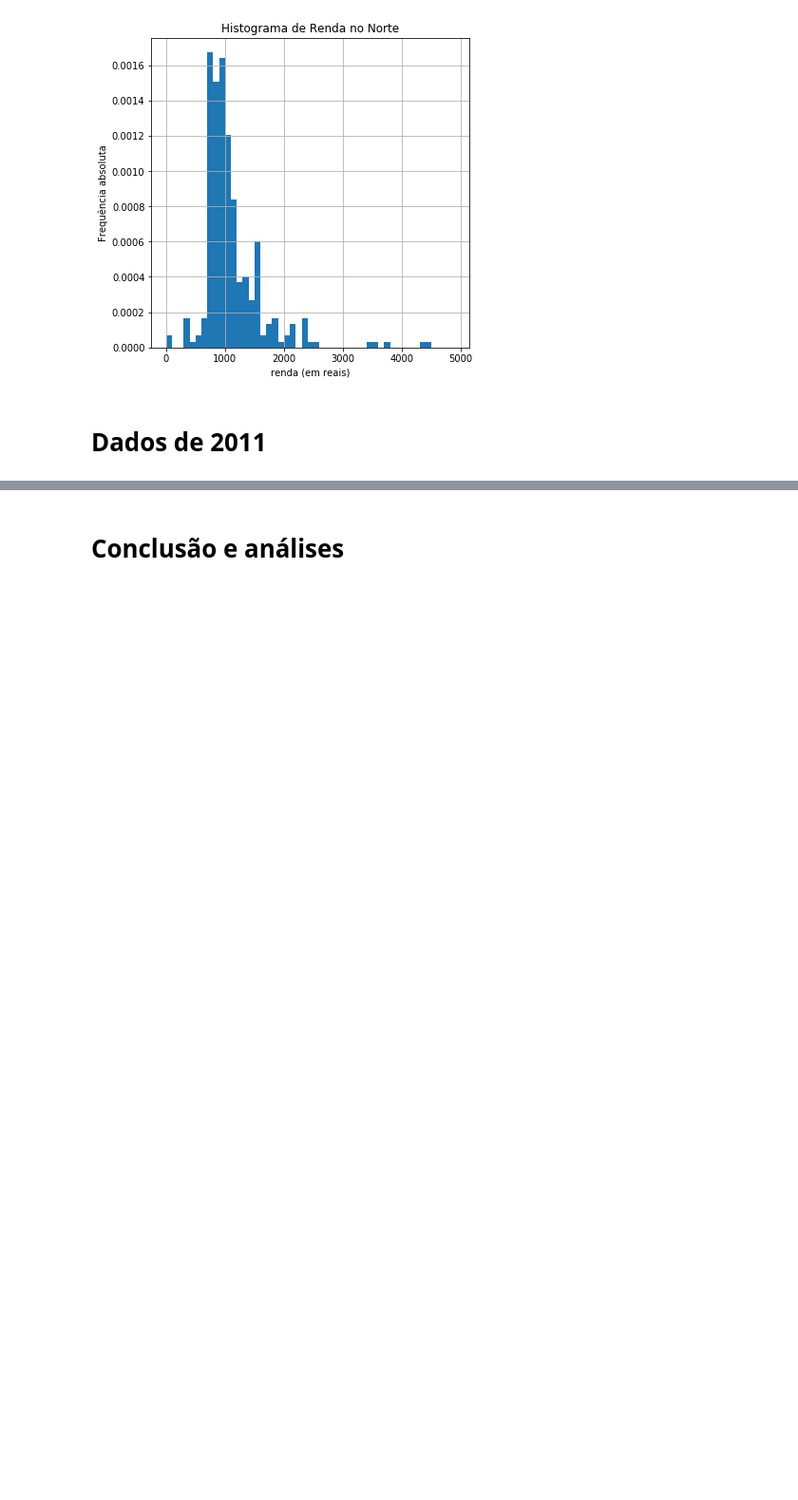
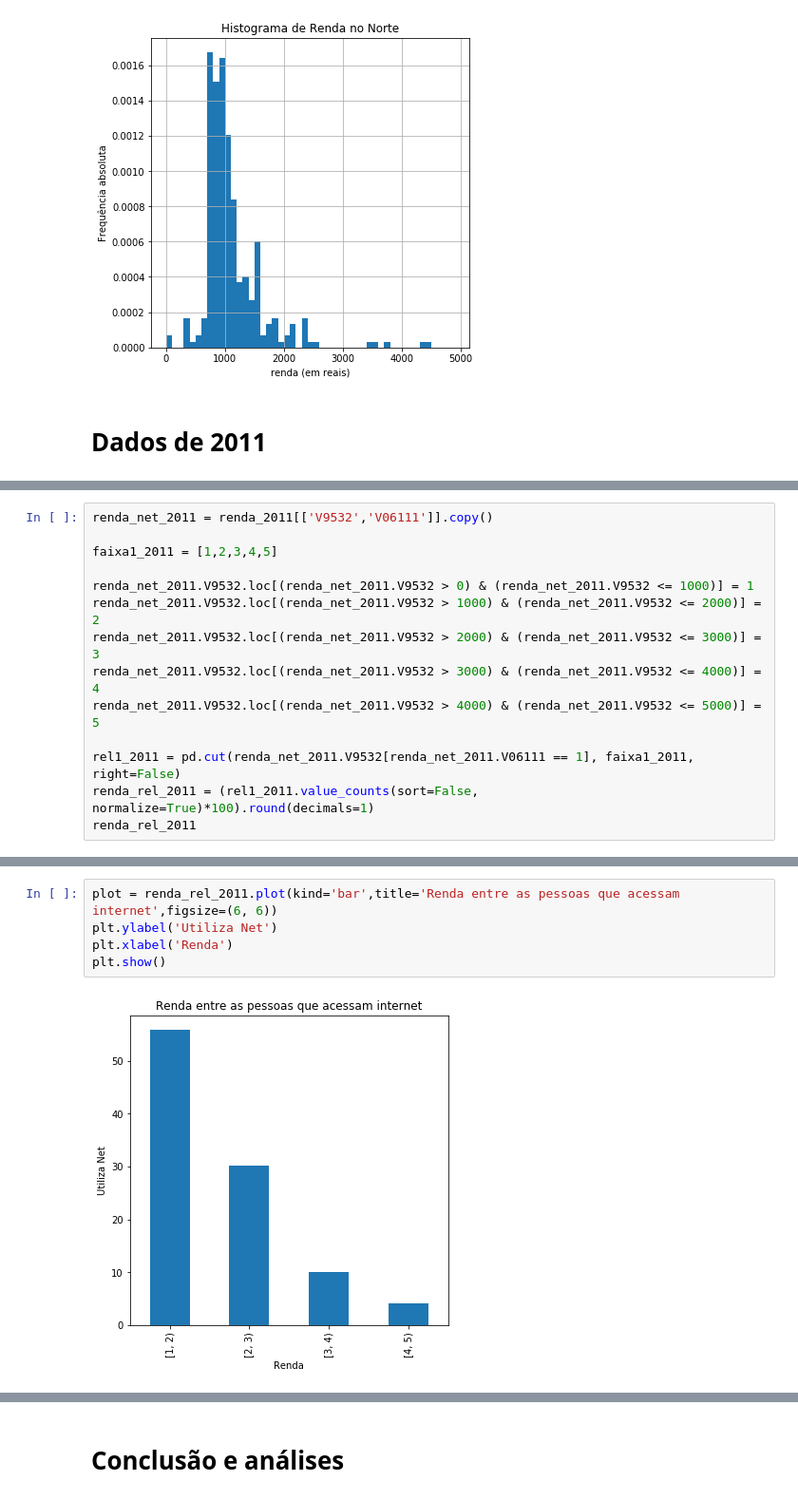
Before and after one commit to joaopmjm/CDDP, a Jupyter notebook: P1 - PNAD.ipynb, the cells around one changed output, grey strips where cells are left out. Shown at 95% size. Saved outputs shown, nothing was run; the diff lists cells and outputs as text; blank space fills up the shorter version.

```diff
--- a/P1 - PNAD.ipynb
+++ b/P1 - PNAD.ipynb
@@ -702,0 +759,14 @@ See the caveats in the documentation: http://pandas.pydata.org/pandas-docs/stabl
+# %%
+renda_net_2011 = renda_2011[['V9532','V06111']].copy()
+
+faixa1_2011 = [1,2,3,4,5]
+
+renda_net_2011.V9532.loc[(renda_net_2011.V9532 > 0) & (renda_net_2011.V9532 <= 1000)] = 1
+renda_net_2011.V9532.loc[(renda_net_2011.V9532 > 1000) & (renda_net_2011.V9532 <= 2000)] = 2
+renda_net_2011.V9532.loc[(renda_net_2011.V9532 > 2000) & (renda_net_2011.V9532 <= 3000)] = 3
+renda_net_2011.V9532.loc[(renda_net_2011.V9532 > 3000) & (renda_net_2011.V9532 <= 4000)] = 4
+renda_net_2011.V9532.loc[(renda_net_2011.V9532 > 4000) & (renda_net_2011.V9532 <= 5000)] = 5
+
+rel1_2011 = pd.cut(renda_net_2011.V9532[renda_net_2011.V06111 == 1], faixa1_2011, right=False)
+renda_rel_2011 = (rel1_2011.value_counts(sort=False, normalize=True)*100).round(decimals=1)
+renda_rel_2011
@@ -702,0 +783,7 @@ See the caveats in the documentation: http://pandas.pydata.org/pandas-docs/stabl
+# %%
+plot = renda_rel_2011.plot(kind='bar',title='Renda entre as pessoas que acessam internet',figsize=(6, 6))
+plt.ylabel('Utiliza Net')
+plt.xlabel('Renda')
+plt.show()
+# %% [output]
+[figure, added]
```
Also changed, not shown: parts of 53 cells of this notebook.
